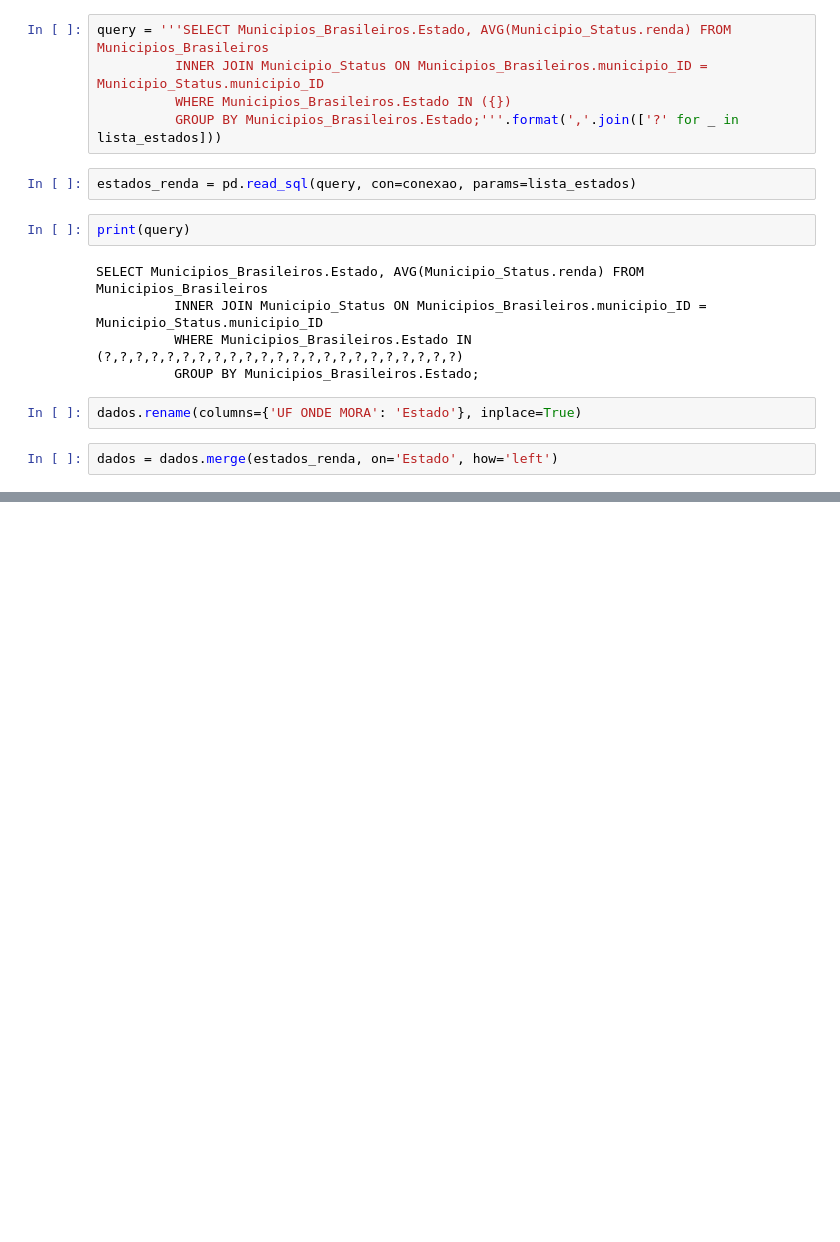
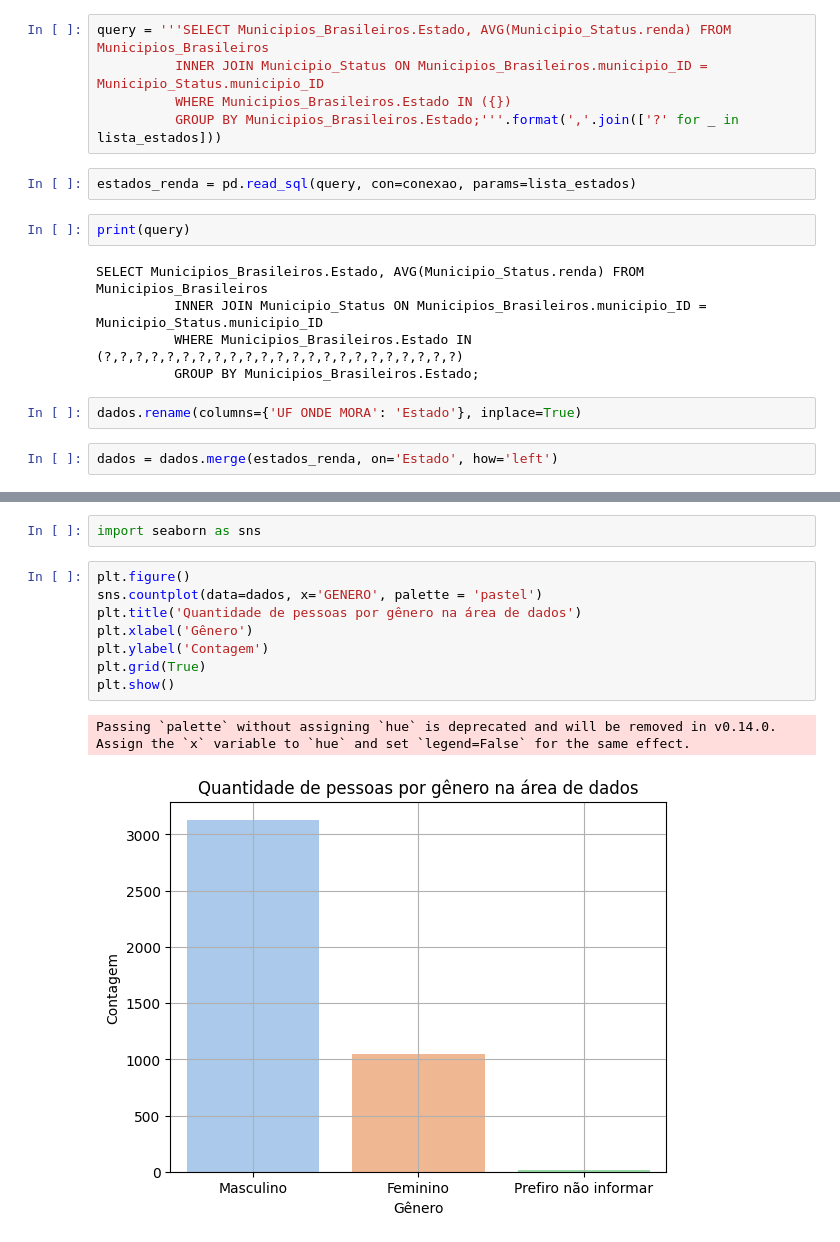
Before and after one commit to alessandrasarah/projetos-python, a Jupyter notebook: Análise_de_dados_biblioteca_Pandas.ipynb, the cells around one changed output, grey strips where cells are left out. Drawn from its saved outputs; the diff is of its cells as text; blank space fills up the shorter version.

```diff
--- a/Análise_de_dados_biblioteca_Pandas.ipynb
+++ b/Análise_de_dados_biblioteca_Pandas.ipynb
@@ -937,0 +1011,13 @@ dados = dados.merge(estados_renda, on='Estado', how='left')
+# %%
+import seaborn as sns
+# %%
+plt.figure()
+sns.countplot(data=dados, x='GENERO', palette = 'pastel')
+plt.title('Quantidade de pessoas por gênero na área de dados')
+plt.xlabel('Gênero')
+plt.ylabel('Contagem')
+plt.grid(True)
+plt.show()
+# %% [output]
+Passing `palette` without assigning `hue` is deprecated and will be removed in v0.14.0. Assign the `x` variable to `hue` and set `legend=False` for the same effect.
+[figure, added]
```
Also changed, not shown: parts of 25 cells of this notebook.
